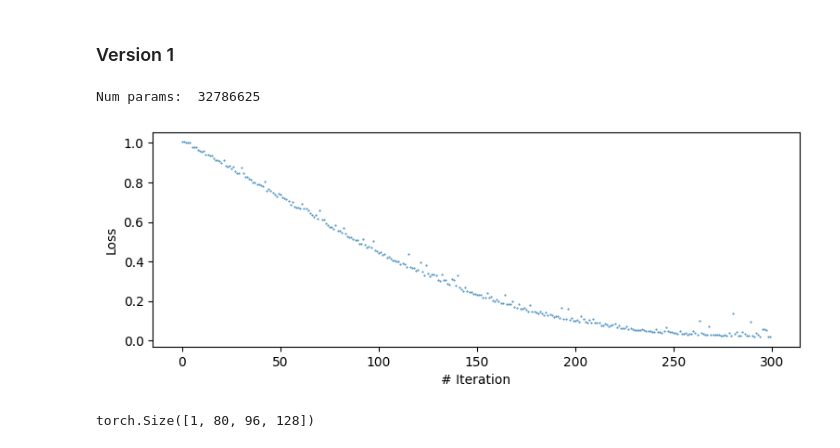
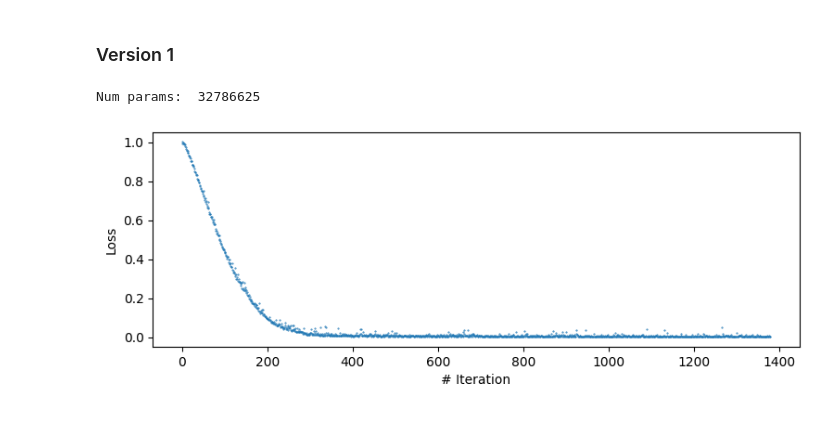
Before and after one commit to SebastianMerino/DL-Attenuation, a Jupyter notebook: sampling_simple.ipynb, the cells around one changed output. Cells and saved outputs as stored; diff of their text form; code cells hidden in the pictures.

```diff
--- a/sampling_simple.ipynb
+++ b/sampling_simple.ipynb
@@ -62,29 +63,22 @@ dataloader = DataLoader(data, batch_size=BATCH_SIZE, shuffle=True, drop_last=Tru
 # %%
 from modules.model import UNETv1
 from modules.plotting_utils import *
 
 device = torch.device("cuda:0" if torch.cuda.is_available() else torch.device('cpu'))
 save_dir = Path(r'.\weights\v1')
-training_epochs = 10
+training_epochs = 30
 model13A = UNETv1(in_channels=80,residual=False, attention_res=[]).to(device)
 model13A.load_state_dict(torch.load(save_dir/f"model_{training_epochs}.pth", map_location=device))
 print("Num params: ", sum(p.numel() for p in model13A.parameters()))
 
 plt.figure(figsize=(9, 3))
 loss_npy = np.load(save_dir/f"loss_{training_epochs}.npy")
 plt.scatter([x for x in range(len(loss_npy))], loss_npy, s=0.2)
 plt.xlabel('# Iteration')
 plt.ylabel('Loss')
 #plt.xlim(000,35000)
 # plt.ylim(0, 0.01)
 plt.show()
 # %% [output]
 Num params:  32786625
-[figure, old version]
+[figure, new version]
-# %%
-x_sample, y_sample = next(iter(dataloader))
-x_sample = x_sample.to(device)
-y_sample = y_sample.to(device)
-x_sample.shape
-# %% [output]
-torch.Size([1, 80, 96, 128])
```
Also changed, not shown: parts of 8 cells of this notebook, 4 other files.
